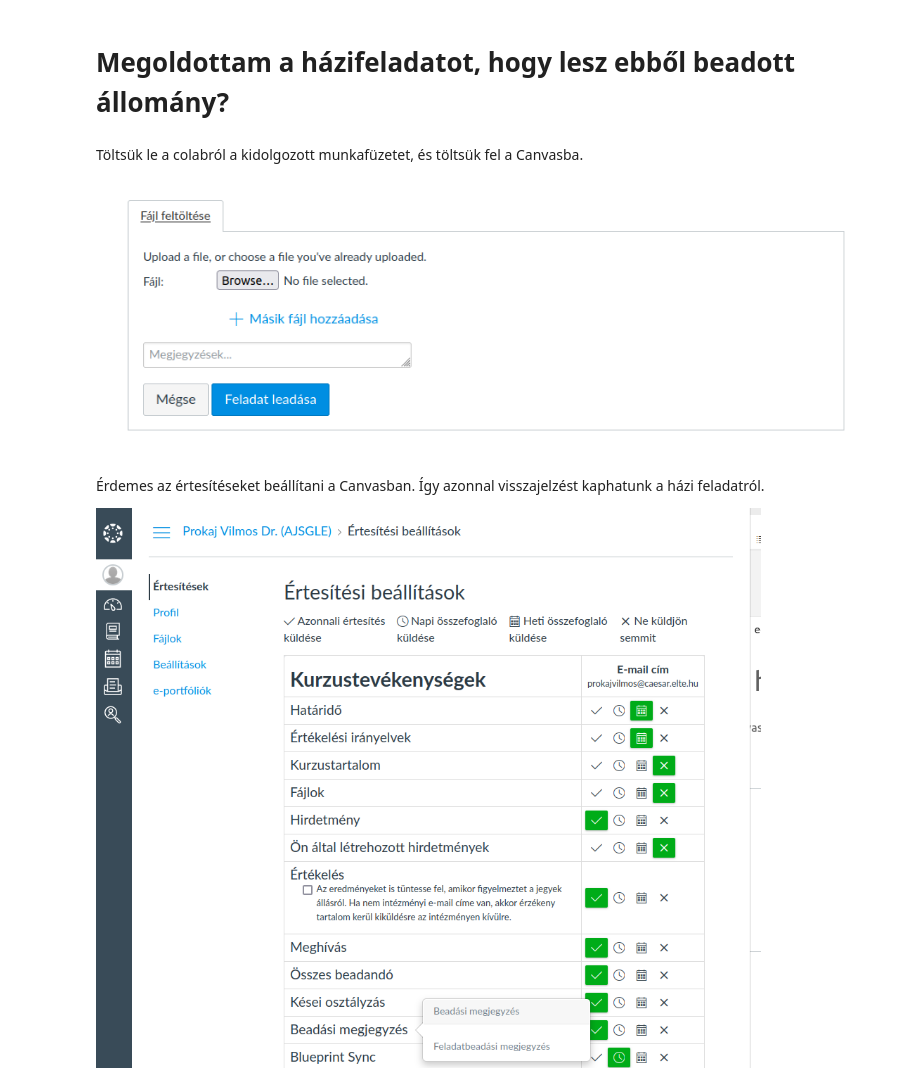
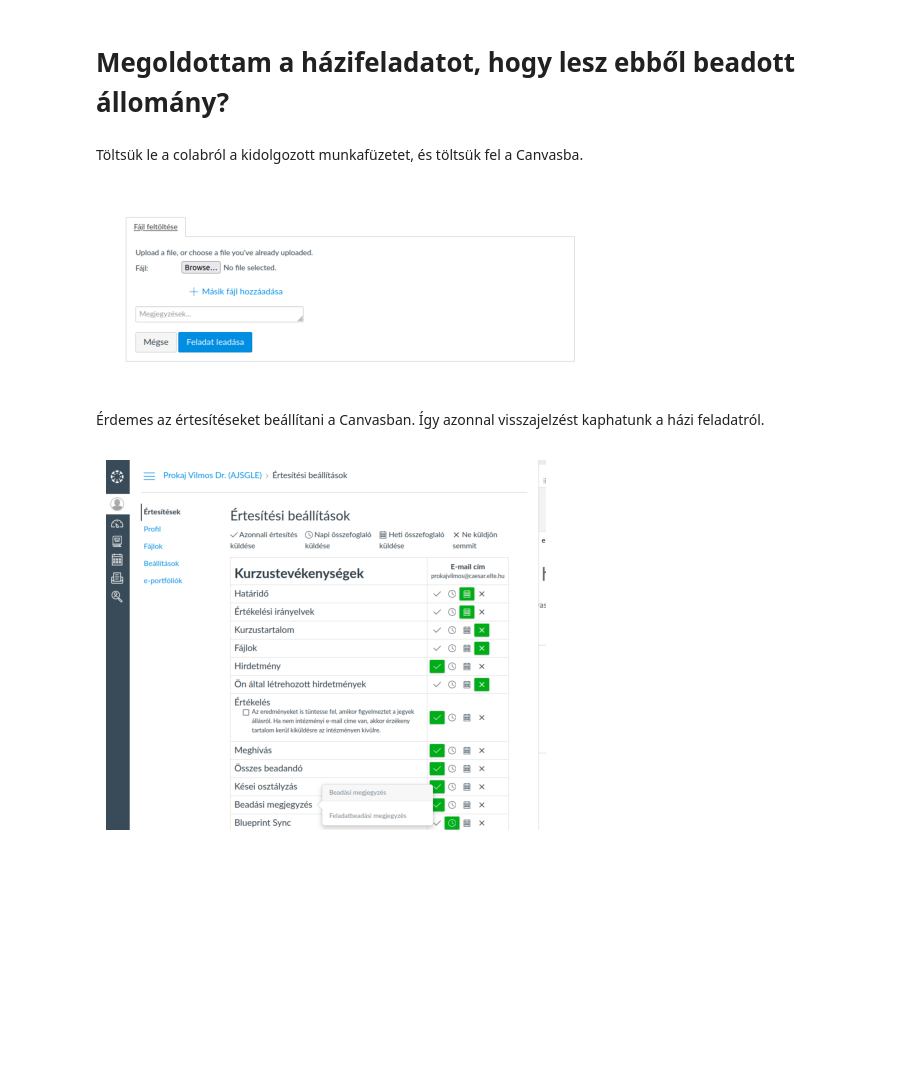
Before and after one commit to prokaj/elte-python-2024, a Jupyter notebook: 2024-09-18.ipynb, the cells around one changed output. Drawn from its saved outputs; the diff is of its cells as text; code cells hidden in the pictures; blank space fills up the shorter version.

Commit message:
plot instead attach

```diff
--- a/2024-09-18.ipynb
+++ b/2024-09-18.ipynb
@@ -850,10 +850,30 @@ Nem kell izgulni, később a hátterét is látni fogjuk.
 )
 # %% [markdown]
 # Megoldottam a házifeladatot, hogy lesz ebből beadott állomány?
-# %% [markdown]
-Töltsük le a colabról a kidolgozott munkafüzetet, és töltsük fel a Canvasba.
-![](<attachment:Screenshot-from-2023-09-08-15-06-01.png>)
-
-Érdemes az értesítéseket beállítani a Canvasban. Így azonnal visszajelzést kaphatunk a házi feladatról.
-
-![](<attachment:Screenshot-from-2023-09-08-15-11-27.png>)
+# %%
+from PIL import Image
+import matplotlib.pyplot as plt
+from pathlib import Path
+from IPython.display import display_markdown
+
+root = Path.home() / "Pictures"/ "Screenshots"
+
+
+for txt, img in zip(
+    [
+        "Töltsük le a colabról a kidolgozott munkafüzetet, és töltsük fel a Canvasba.",
+        "Érdemes az értesítéseket beállítani a Canvasban. Így azonnal visszajelzést kaphatunk a házi feladatról."
+    ],
+    [
+        "Screenshot from 2023-09-08 15-06-01.png",
+        "Screenshot from 2023-09-08 15-11-27.png"
+    ]):
+    display_markdown(txt, raw=True)
+    plt.imshow(plt.imread(root / img))
+    plt.axis("off")
+    plt.show()
+# %% [output]
+Töltsük le a colabról a kidolgozott munkafüzetet, és töltsük fel a Canvasba.
+[figure, added]
+Érdemes az értesítéseket beállítani a Canvasban. Így azonnal visszajelzést kaphatunk a házi feladatról.
+[figure, added]
```
